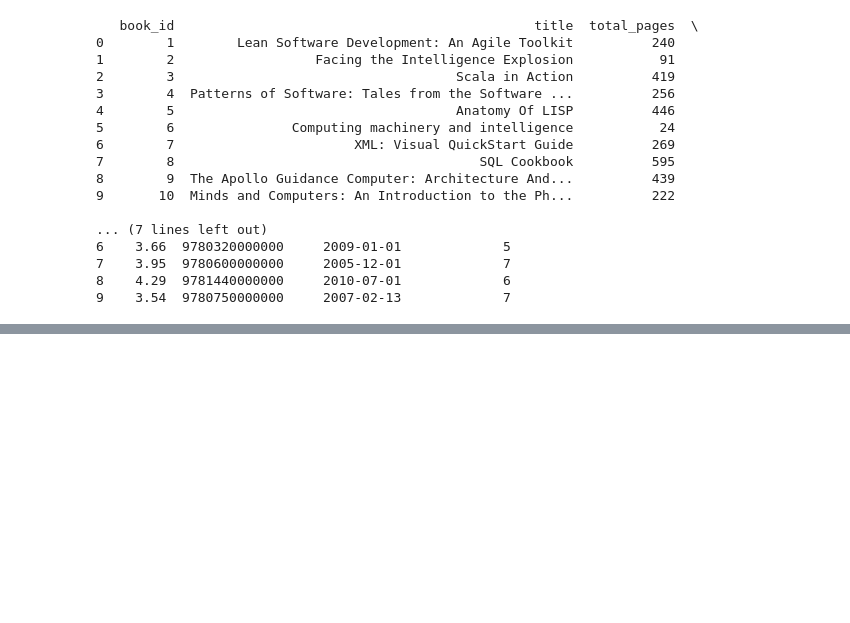
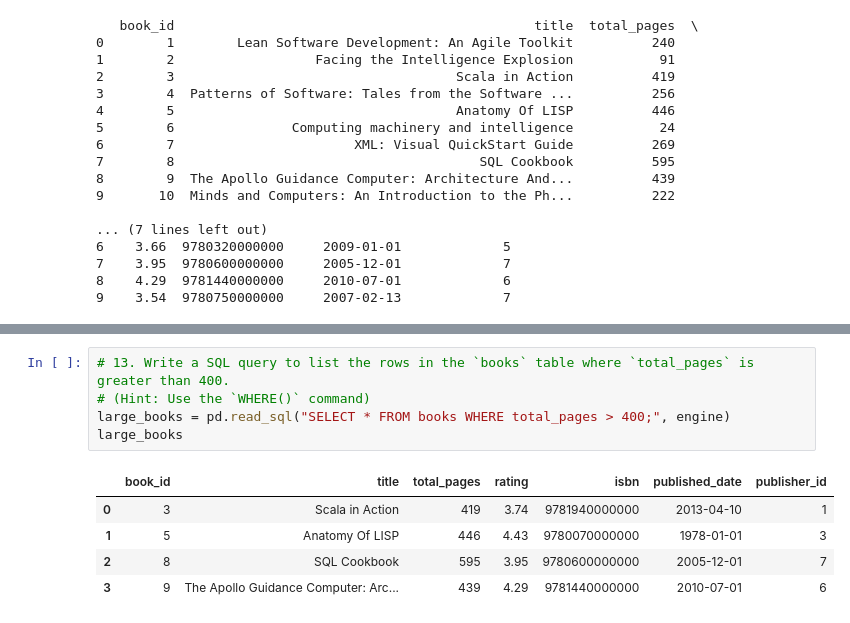
Before and after one commit to localposh/eric_williams_connecting-to-a-sql-database-project-tutorial, a Jupyter notebook: src/explore.ipynb, the cells around one changed output, grey strips where cells are left out. Drawn from its saved outputs; the diff is of its cells as text; blank space fills up the shorter version.

```diff
--- a/src/explore.ipynb
+++ b/src/explore.ipynb
@@ -193,0 +327,11 @@ print(df_books)
+# %%
+# 13. Write a SQL query to list the rows in the `books` table where `total_pages` is greater than 400.
+# (Hint: Use the `WHERE()` command)
+large_books = pd.read_sql("SELECT * FROM books WHERE total_pages > 400;", engine)
+large_books
+# %% [output]
+|  | book_id | title | total_pages | rating | isbn | published_date | publisher_id |
+| 0 | 3 | Scala in Action | 419 | 3.74 | 9781940000000 | 2013-04-10 | 1 |
+| 1 | 5 | Anatomy Of LISP | 446 | 4.43 | 9780070000000 | 1978-01-01 | 3 |
+| 2 | 8 | SQL Cookbook | 595 | 3.95 | 9780600000000 | 2005-12-01 | 7 |
+| 3 | 9 | The Apollo Guidance Computer: Arc... | 439 | 4.29 | 9781440000000 | 2010-07-01 | 6 |
```
Also changed, not shown: parts of 15 cells of this notebook.
